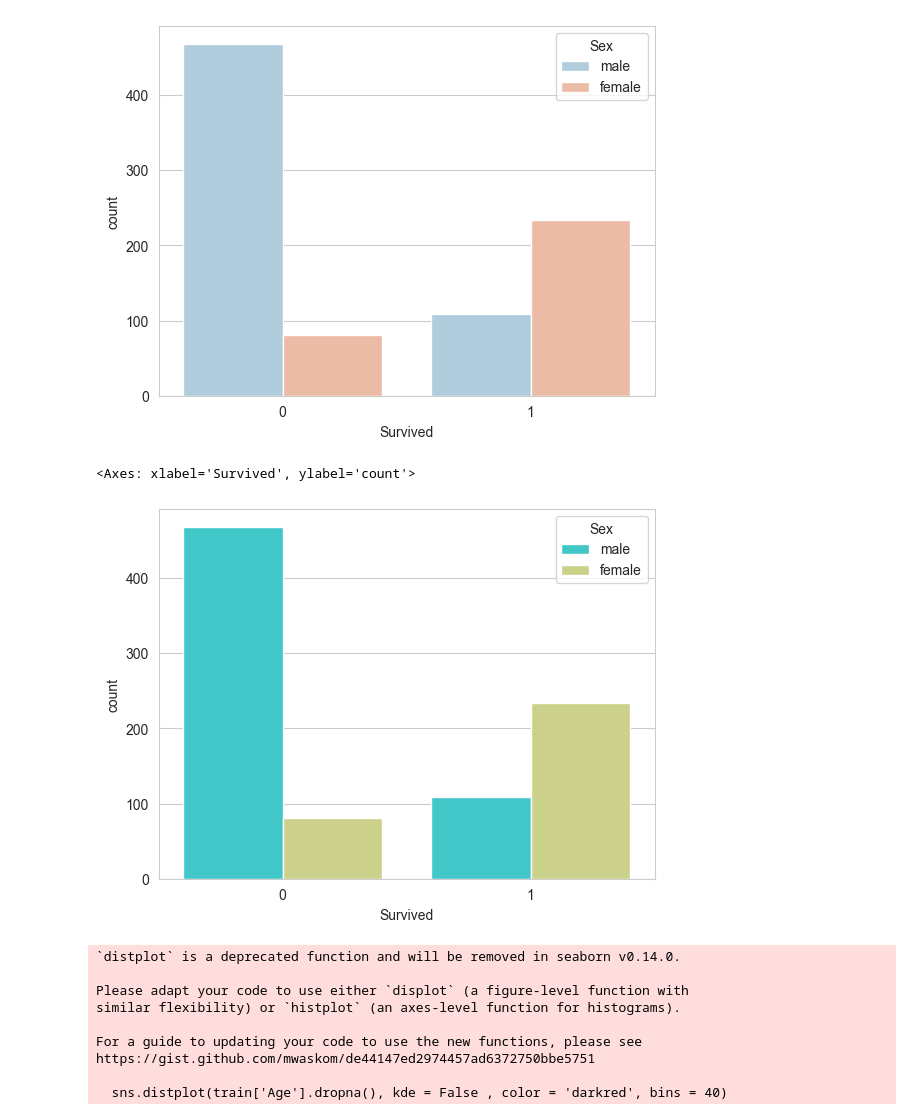
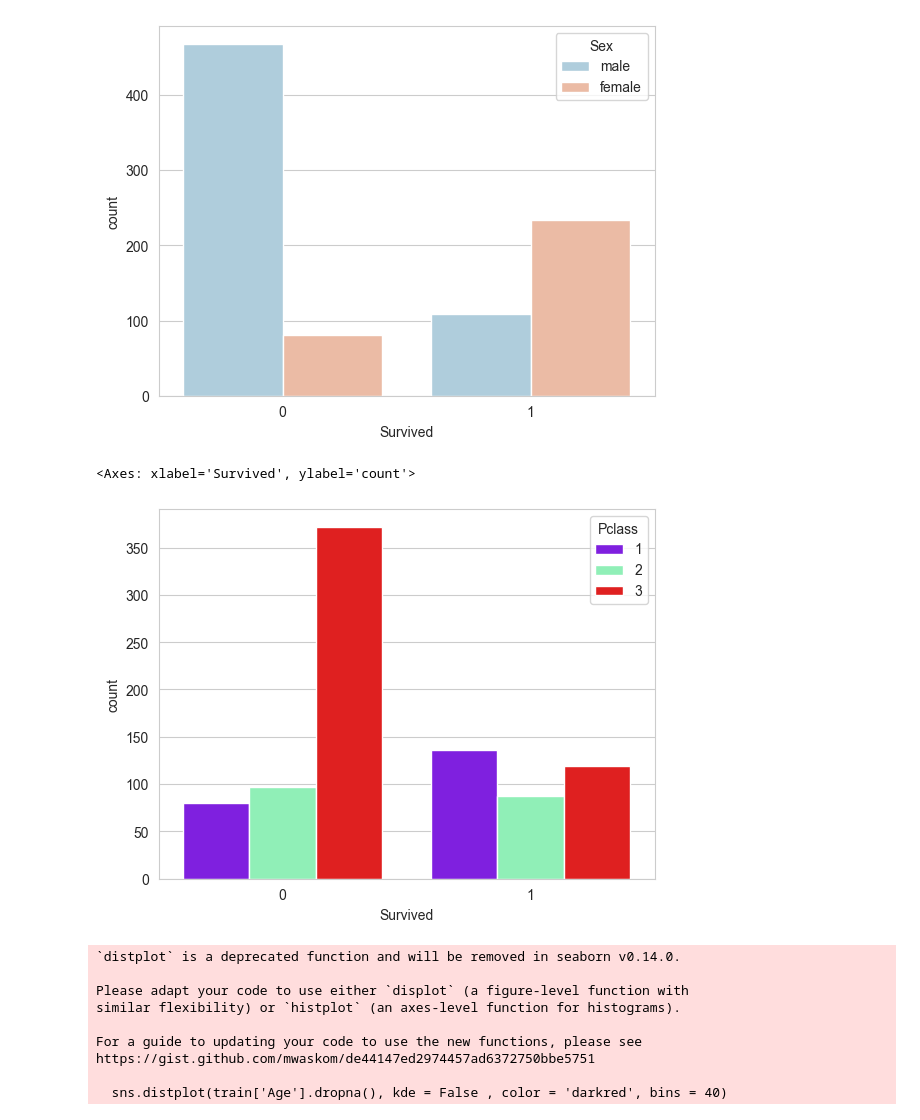
Before and after one commit to smriti-nyx/JupyterProject, a Jupyter notebook: TUTORIAL 11.ipynb, the cells around one changed output. Cells and saved outputs as stored; diff of their text form; code cells hidden in the pictures.

```diff
--- a/TUTORIAL 11.ipynb
+++ b/TUTORIAL 11.ipynb
@@ -56,8 +56,8 @@ sns.countplot( x ='Survived', hue = 'Sex', data = train , palette = 'RdBu_r') #h
 [figure]
 # %%
 sns.set_style('whitegrid')
-sns.countplot(x = 'Survived' , hue = 'Sex' , data = train , palette = 'rainbow' )
+sns.countplot(x = 'Survived' , hue = 'Pclass' , data = train , palette = 'rainbow' )
 # %% [output]
 <Axes: xlabel='Survived', ylabel='count'>
-[figure, old version]
+[figure, new version]
 # %%
```
Also changed, not shown: parts of 1 cell of this notebook.
